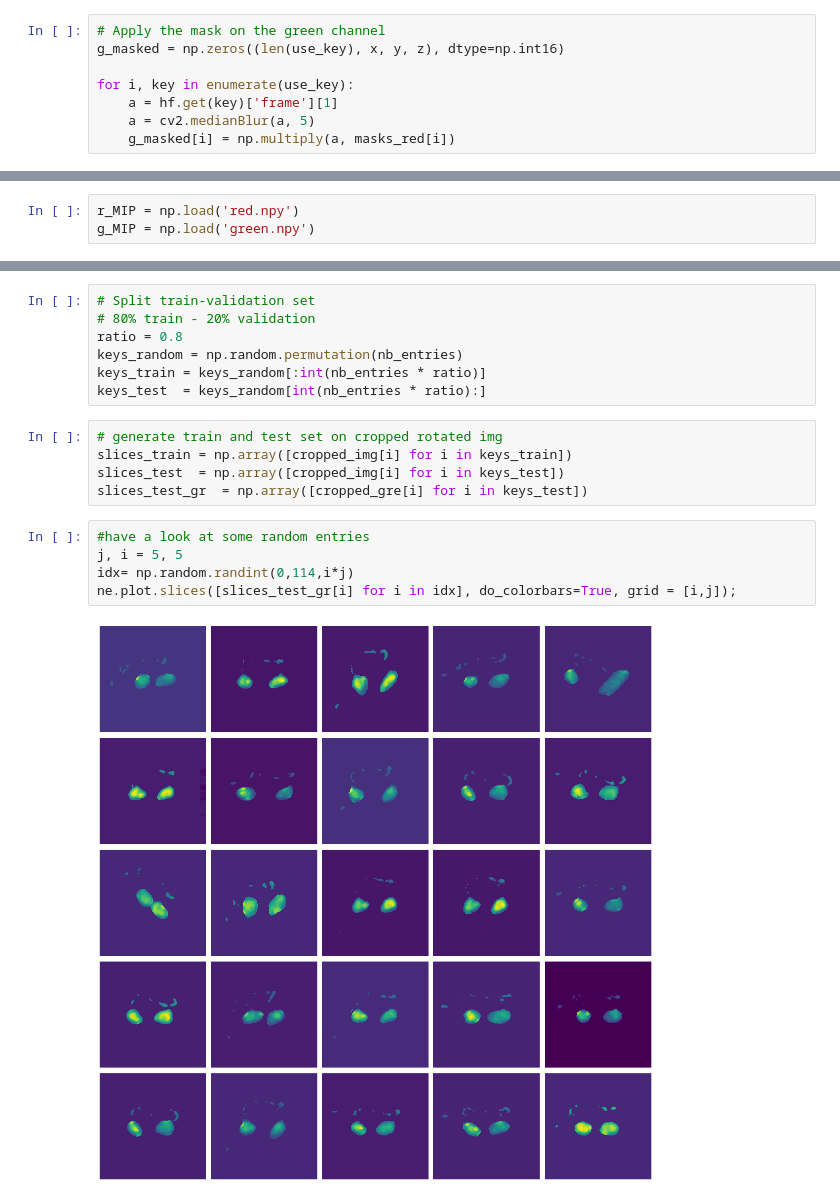
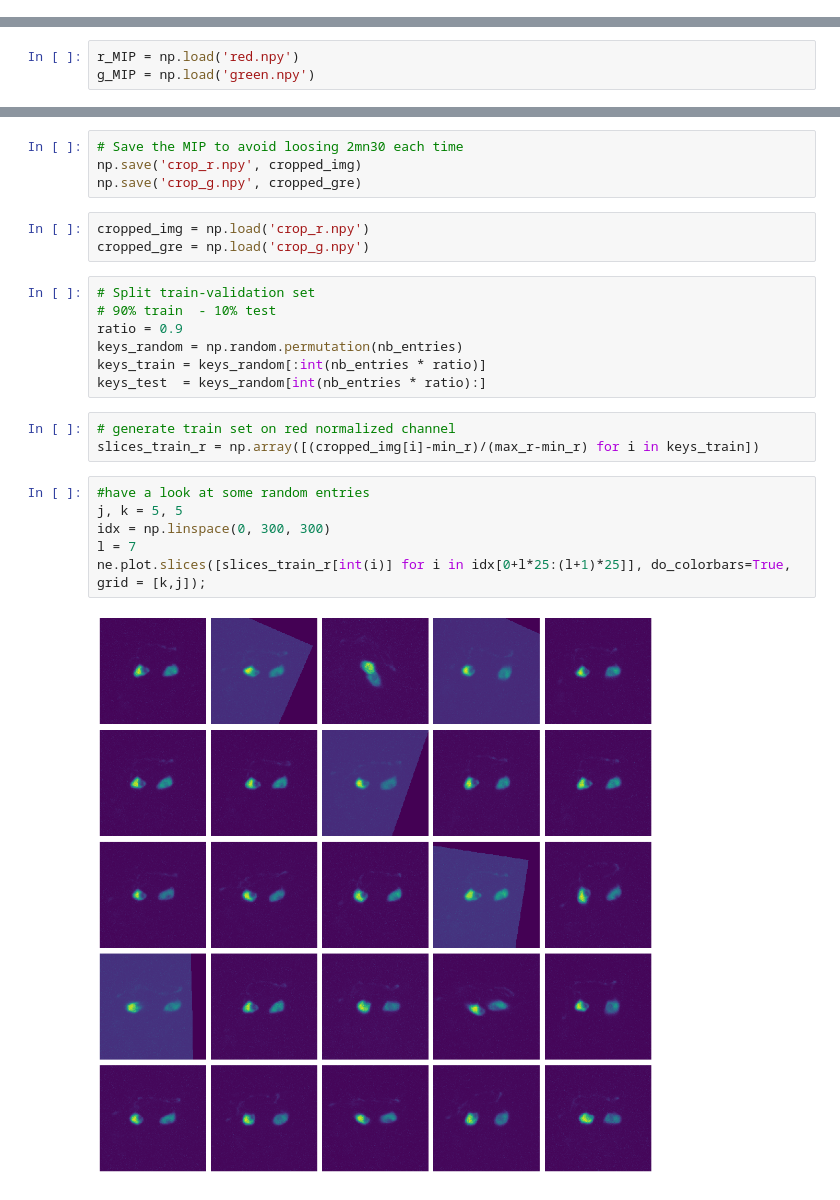
Before and after one commit to madtoinou/voxelmorph, a Jupyter notebook: MIP_c.ipynb, the cells around one changed output, grey strips where cells are left out. Drawn from its saved outputs; the diff is of its cells as text.

Commit message:
correct MIP_c + validation + save weights

```diff
--- a/MIP_c.ipynb
+++ b/MIP_c.ipynb
@@ -67,9 +68 @@ for i, key in enumerate(use_key):
-# %%
-# Apply the mask on the green channel
-g_masked = np.zeros((len(use_key), x, y, z), dtype=np.int16)
-
-for i, key in enumerate(use_key):
-    a = hf.get(key)['frame'][1]
-    a = cv2.medianBlur(a, 5)
-    g_masked[i] = np.multiply(a, masks_red[i])
 # %%
@@ -123,22 +100,28 @@ cropped_gre = [
+# %%
+# Save the MIP to avoid loosing 2mn30 each time
+np.save('crop_r.npy', cropped_img)
+np.save('crop_g.npy', cropped_gre)
+# %%
+cropped_img = np.load('crop_r.npy')
+cropped_gre = np.load('crop_g.npy')
 # %%
 # Split train-validation set
-# 80% train - 20% validation
-ratio = 0.8
+# 90% train  - 10% test
+ratio = 0.9
 keys_random = np.random.permutation(nb_entries)
 keys_train = keys_random[:int(nb_entries * ratio)]
 keys_test  = keys_random[int(nb_entries * ratio):]
 # %%
-# generate train and test set on cropped rotated img
-slices_train = np.array([cropped_img[i] for i in keys_train])
-slices_test  = np.array([cropped_img[i] for i in keys_test])
-slices_test_gr  = np.array([cropped_gre[i] for i in keys_test])
+# generate train set on red normalized channel
+slices_train_r = np.array([(cropped_img[i]-min_r)/(max_r-min_r) for i in keys_train])
 # %%
 #have a look at some random entries
-j, i = 5, 5
-idx= np.random.randint(0,114,i*j)
-ne.plot.slices([slices_test_gr[i] for i in idx], do_colorbars=True, grid = [i,j]);
+j, k = 5, 5
+idx = np.linspace(0, 300, 300)
+l = 7
+ne.plot.slices([slices_train_r[int(i)] for i in idx[0+l*25:(l+1)*25]], do_colorbars=True, grid = [k,j]);
 # %% [output]
-[figure, old version]
+[figure, new version]
 # %%
 # UNET architecture
 
```
Also changed, not shown: parts of 20 cells of this notebook.
